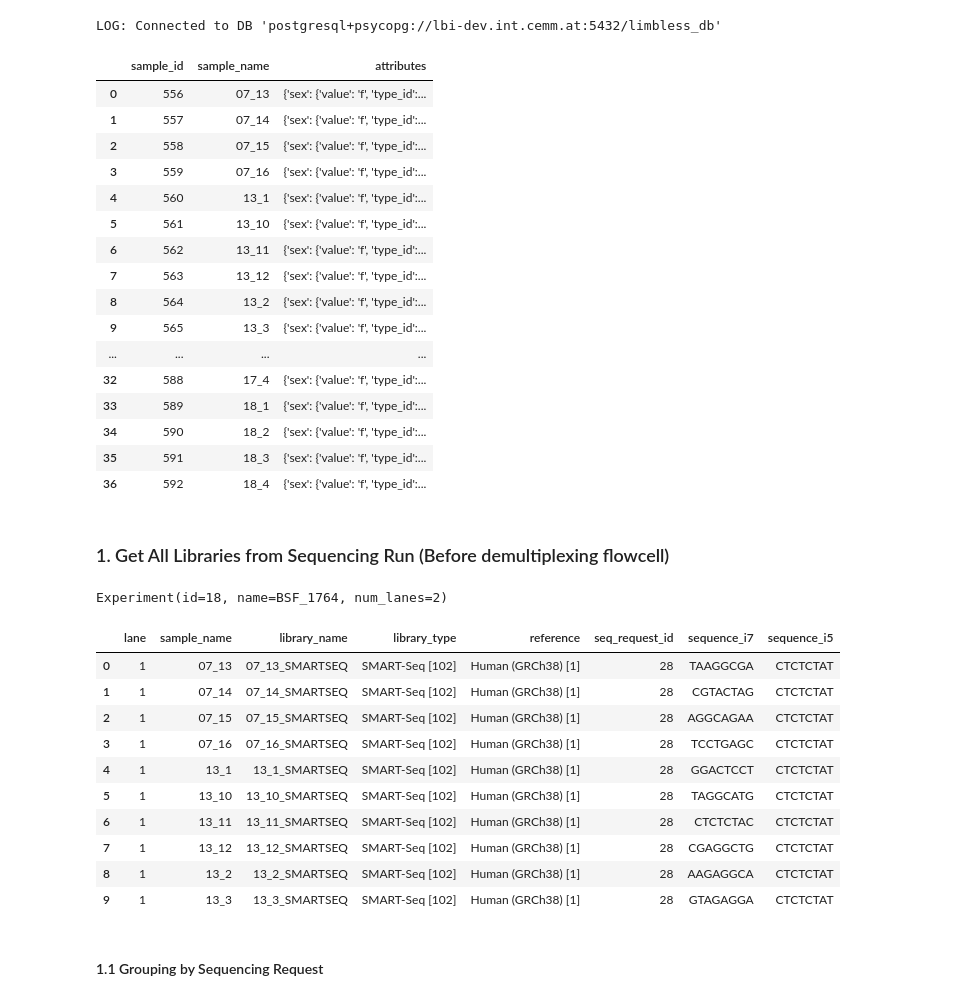
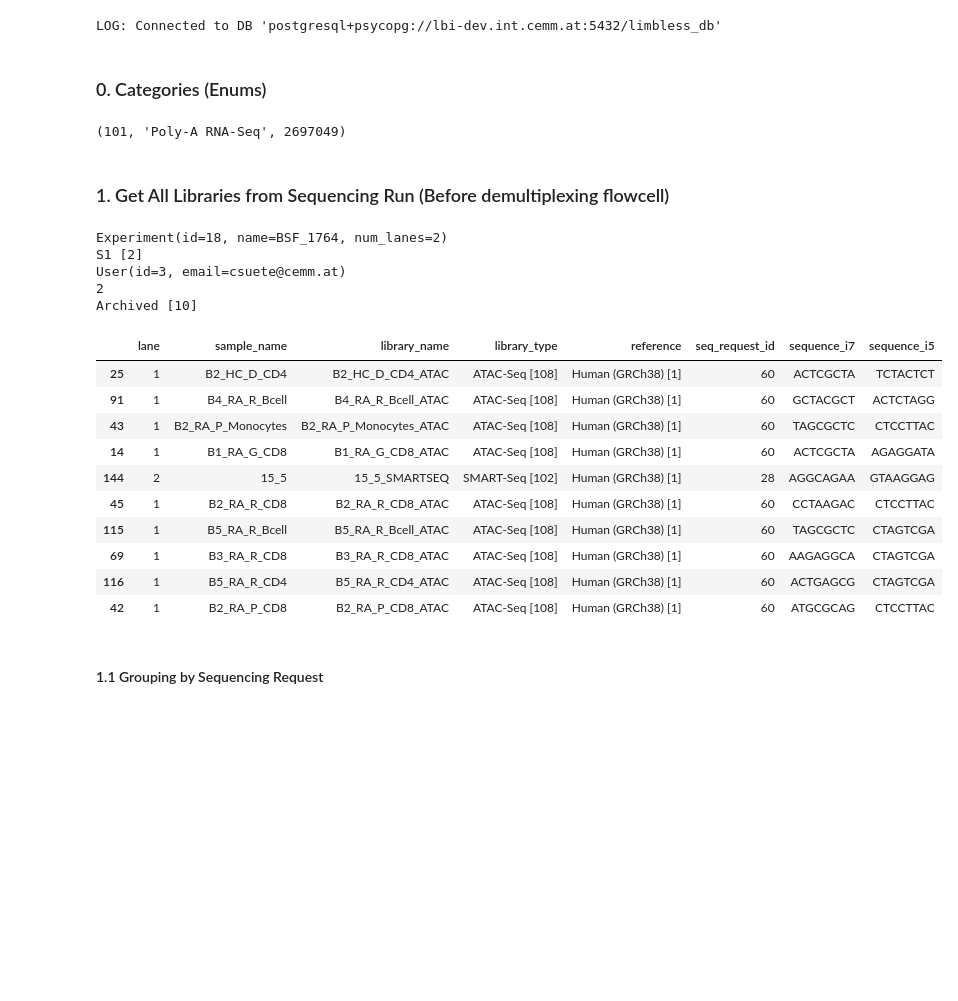
Before and after one commit to lutrarutra/opengsync-app, a Jupyter notebook: api.ipynb, the cells around one changed output. Drawn from its saved outputs; the diff is of its cells as text; code cells hidden in the pictures; blank space fills up the shorter version.

```diff
--- a/api.ipynb
+++ b/api.ipynb
@@ -21,48 +24,46 @@ db.connect(
 )
 # %% [output]
 LOG: Connected to DB 'postgresql+psycopg://lbi-dev.int.cemm.at:5432/limbless_db'
-# %%
-db.get_project_samples_df(23)
-# %% [output]
-|  | sample_id | sample_name | attributes |
-| 0 | 556 | 07_13 | {'sex': {'value': 'f', 'type_id':... |
-| 1 | 557 | 07_14 | {'sex': {'value': 'f', 'type_id':... |
-| 2 | 558 | 07_15 | {'sex': {'value': 'f', 'type_id':... |
-| 3 | 559 | 07_16 | {'sex': {'value': 'f', 'type_id':... |
-| 4 | 560 | 13_1 | {'sex': {'value': 'f', 'type_id':... |
-| 5 | 561 | 13_10 | {'sex': {'value': 'f', 'type_id':... |
-| 6 | 562 | 13_11 | {'sex': {'value': 'f', 'type_id':... |
-| 7 | 563 | 13_12 | {'sex': {'value': 'f', 'type_id':... |
-| 8 | 564 | 13_2 | {'sex': {'value': 'f', 'type_id':... |
-| 9 | 565 | 13_3 | {'sex': {'value': 'f', 'type_id':... |
-| ... | ... | ... | ... |
-| 32 | 588 | 17_4 | {'sex': {'value': 'f', 'type_id':... |
-| 33 | 589 | 18_1 | {'sex': {'value': 'f', 'type_id':... |
-| 34 | 590 | 18_2 | {'sex': {'value': 'f', 'type_id':... |
-| 35 | 591 | 18_3 | {'sex': {'value': 'f', 'type_id':... |
-| 36 | 592 | 18_4 | {'sex': {'value': 'f', 'type_id':... |
+# %% [markdown]
+### 0. Categories (Enums)
+# %%
+# These are used to store statuses or types, e.g. LibraryType, ExperimentStatus, GenomeRef
+# Each enum has a unique id inside it's own enum-class
+# these are defined in services/limbless-app/limbless-db/limbless_db/categories/
+categories.LibraryType.POLY_A_RNA_SEQ.id, categories.LibraryType.POLY_A_RNA_SEQ.name, categories.GenomeRef.COVID.organism_tax_id
+# %% [output]
+(101, 'Poly-A RNA-Seq', 2697049)
 # %% [markdown]
 ### 1. Get All Libraries from Sequencing Run (Before demultiplexing flowcell)
 # %%
 experiment = db.get_experiment(name="BSF_1764")
-experiment
+print(experiment)
+print(experiment.flowcell_type)
+print(experiment.operator)
+print(experiment.num_lanes)
+print(experiment.status)
 # %% [output]
 Experiment(id=18, name=BSF_1764, num_lanes=2)
+S1 [2]
+User(id=3, email=csuete@cemm.at)
+2
+Archived [10]
 # %%
+# This dataframe should be sufficient to demultiplex a flowcell
 experiment_libraries = db.get_flowcell_df(experiment_id=experiment.id)
-experiment_libraries.head(10)
+experiment_libraries.sample(10)
 # %% [output]
 |  | lane | sample_name | library_name | library_type | reference | seq_request_id | sequence_i7 | sequence_i5 |
-| 0 | 1 | 07_13 | 07_13_SMARTSEQ | SMART-Seq [102] | Human (GRCh38) [1] | 28 | TAAGGCGA | CTCTCTAT |
-| 1 | 1 | 07_14 | 07_14_SMARTSEQ | SMART-Seq [102] | Human (GRCh38) [1] | 28 | CGTACTAG | CTCTCTAT |
-| 2 | 1 | 07_15 | 07_15_SMARTSEQ | SMART-Seq [102] | Human (GRCh38) [1] | 28 | AGGCAGAA | CTCTCTAT |
-| 3 | 1 | 07_16 | 07_16_SMARTSEQ | SMART-Seq [102] | Human (GRCh38) [1] | 28 | TCCTGAGC | CTCTCTAT |
-| 4 | 1 | 13_1 | 13_1_SMARTSEQ | SMART-Seq [102] | Human (GRCh38) [1] | 28 | GGACTCCT | CTCTCTAT |
-| 5 | 1 | 13_10 | 13_10_SMARTSEQ | SMART-Seq [102] | Human (GRCh38) [1] | 28 | TAGGCATG | CTCTCTAT |
-| 6 | 1 | 13_11 | 13_11_SMARTSEQ | SMART-Seq [102] | Human (GRCh38) [1] | 28 | CTCTCTAC | CTCTCTAT |
-| 7 | 1 | 13_12 | 13_12_SMARTSEQ | SMART-Seq [102] | Human (GRCh38) [1] | 28 | CGAGGCTG | CTCTCTAT |
-| 8 | 1 | 13_2 | 13_2_SMARTSEQ | SMART-Seq [102] | Human (GRCh38) [1] | 28 | AAGAGGCA | CTCTCTAT |
-| 9 | 1 | 13_3 | 13_3_SMARTSEQ | SMART-Seq [102] | Human (GRCh38) [1] | 28 | GTAGAGGA | CTCTCTAT |
+| 25 | 1 | B2_HC_D_CD4 | B2_HC_D_CD4_ATAC | ATAC-Seq [108] | Human (GRCh38) [1] | 60 | ACTCGCTA | TCTACTCT |
+| 91 | 1 | B4_RA_R_Bcell | B4_RA_R_Bcell_ATAC | ATAC-Seq [108] | Human (GRCh38) [1] | 60 | GCTACGCT | ACTCTAGG |
+| 43 | 1 | B2_RA_P_Monocytes | B2_RA_P_Monocytes_ATAC | ATAC-Seq [108] | Human (GRCh38) [1] | 60 | TAGCGCTC | CTCCTTAC |
+| 14 | 1 | B1_RA_G_CD8 | B1_RA_G_CD8_ATAC | ATAC-Seq [108] | Human (GRCh38) [1] | 60 | ACTCGCTA | AGAGGATA |
+| 144 | 2 | 15_5 | 15_5_SMARTSEQ | SMART-Seq [102] | Human (GRCh38) [1] | 28 | AGGCAGAA | GTAAGGAG |
+| 45 | 1 | B2_RA_R_CD8 | B2_RA_R_CD8_ATAC | ATAC-Seq [108] | Human (GRCh38) [1] | 60 | CCTAAGAC | CTCCTTAC |
+| 115 | 1 | B5_RA_R_Bcell | B5_RA_R_Bcell_ATAC | ATAC-Seq [108] | Human (GRCh38) [1] | 60 | TAGCGCTC | CTAGTCGA |
+| 69 | 1 | B3_RA_R_CD8 | B3_RA_R_CD8_ATAC | ATAC-Seq [108] | Human (GRCh38) [1] | 60 | AAGAGGCA | CTAGTCGA |
+| 116 | 1 | B5_RA_R_CD4 | B5_RA_R_CD4_ATAC | ATAC-Seq [108] | Human (GRCh38) [1] | 60 | ACTGAGCG | CTAGTCGA |
+| 42 | 1 | B2_RA_P_CD8 | B2_RA_P_CD8_ATAC | ATAC-Seq [108] | Human (GRCh38) [1] | 60 | ATGCGCAG | CTCCTTAC |
 # %% [markdown]
 #### 1.1 Grouping by Sequencing Request
 # %%
```
Also changed, not shown: parts of 9 cells of this notebook, 3 other files.
